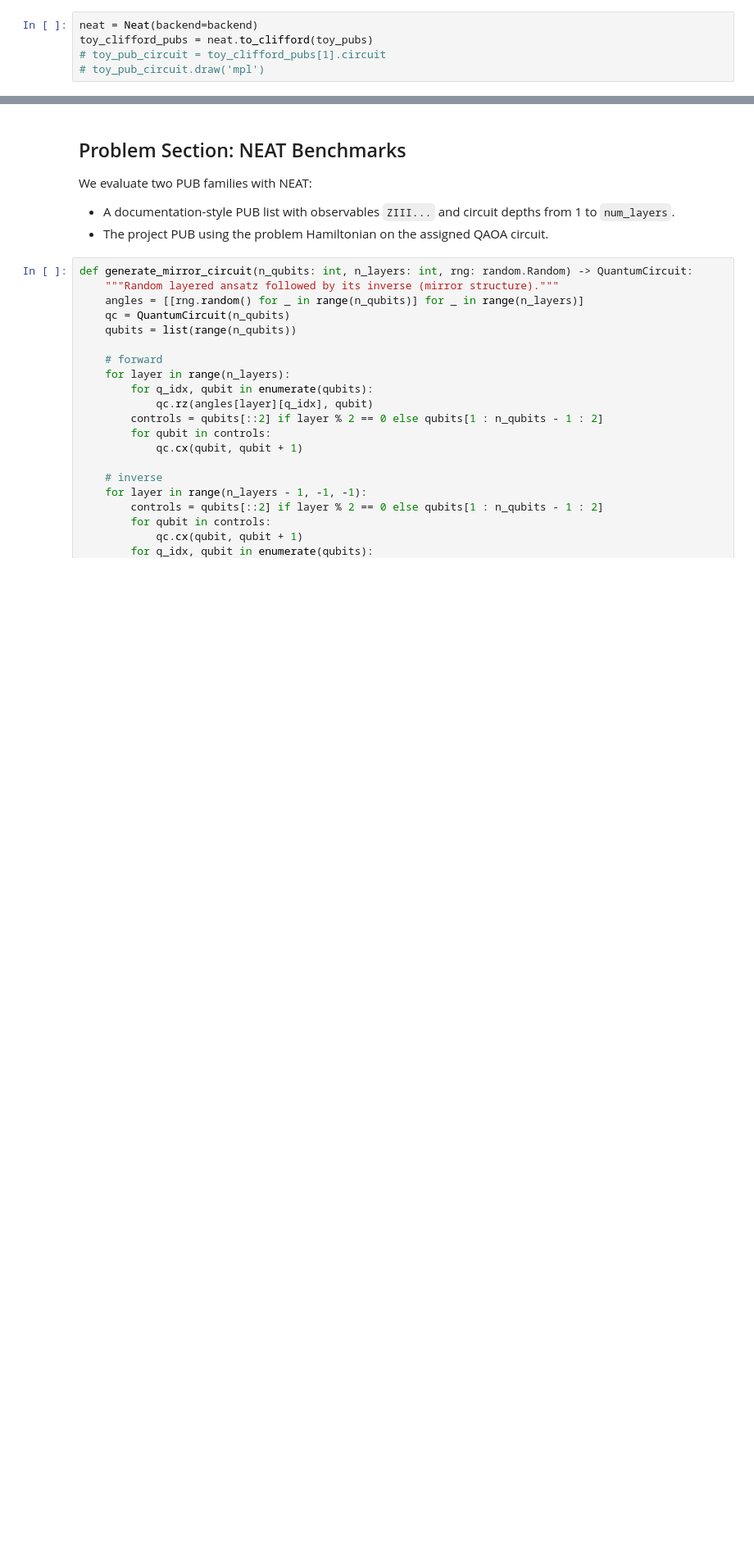
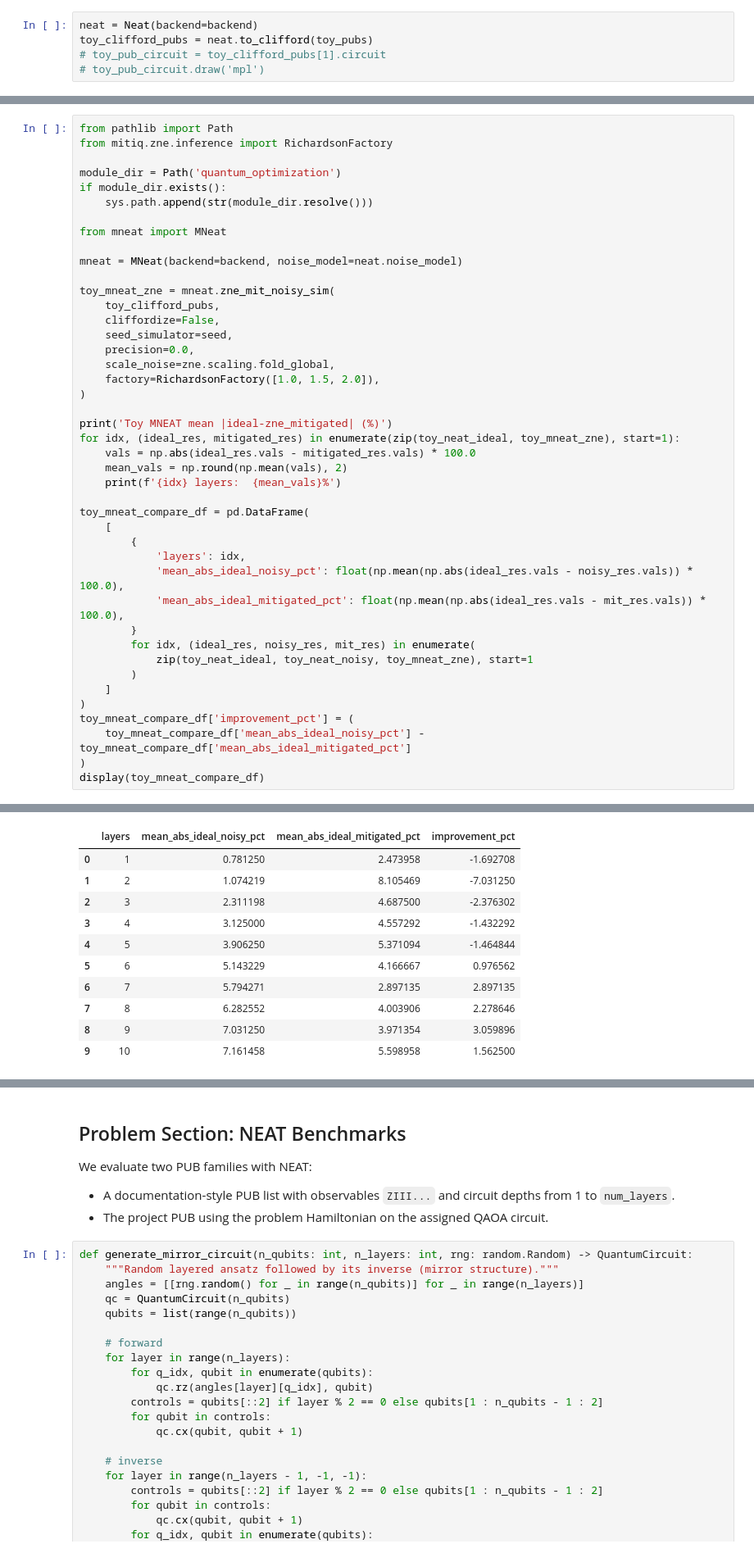
Before and after one commit to GibboSan/easy-q, a Jupyter notebook: quantum_optimization/playground.ipynb, the cells around one changed output, grey strips where cells are left out. Shown at 82% size. Drawn from its saved outputs; the diff is of its cells as text; blank space fills up the shorter version.

```diff
--- a/quantum_optimization/playground.ipynb
+++ b/quantum_optimization/playground.ipynb
@@ -524,0 +273,44 @@ display(combo_df.sort_values('abs_error_to_ideal'))
+# %%
+from pathlib import Path
+from mitiq.zne.inference import RichardsonFactory
+
+module_dir = Path('quantum_optimization')
+if module_dir.exists():
+    sys.path.append(str(module_dir.resolve()))
+
+from mneat import MNeat
+
+mneat = MNeat(backend=backend, noise_model=neat.noise_model)
+
+toy_mneat_zne = mneat.zne_mit_noisy_sim(
+    toy_clifford_pubs,
+    cliffordize=False,
+    seed_simulator=seed,
+    precision=0.0,
+    scale_noise=zne.scaling.fold_global,
+    factory=RichardsonFactory([1.0, 1.5, 2.0]),
+)
+
+print('Toy MNEAT mean |ideal-zne_mitigated| (%)')
+for idx, (ideal_res, mitigated_res) in enumerate(zip(toy_neat_ideal, toy_mneat_zne), start=1):
+    vals = np.abs(ideal_res.vals - mitigated_res.vals) * 100.0
+    mean_vals = np.round(np.mean(vals), 2)
+    print(f'{idx} layers:  {mean_vals}%')
+
+toy_mneat_compare_df = pd.DataFrame(
+    [
+        {
+            'layers': idx,
+            'mean_abs_ideal_noisy_pct': float(np.mean(np.abs(ideal_res.vals - noisy_res.vals)) * 100.0),
+            'mean_abs_ideal_mitigated_pct': float(np.mean(np.abs(ideal_res.vals - mit_res.vals)) * 100.0),
+        }
+        for idx, (ideal_res, noisy_res, mit_res) in enumerate(
+            zip(toy_neat_ideal, toy_neat_noisy, toy_mneat_zne), start=1
+        )
+    ]
+)
+toy_mneat_compare_df['improvement_pct'] = (
+    toy_mneat_compare_df['mean_abs_ideal_noisy_pct'] - toy_mneat_compare_df['mean_abs_ideal_mitigated_pct']
+)
+display(toy_mneat_compare_df)
+# %% [output]
@@ -524,0 +328,11 @@ display(combo_df.sort_values('abs_error_to_ideal'))
+|  | layers | mean_abs_ideal_noisy_pct | mean_abs_ideal_mitigated_pct | improvement_pct |
+| 0 | 1 | 0.781250 | 2.473958 | -1.692708 |
+| 1 | 2 | 1.074219 | 8.105469 | -7.031250 |
+| 2 | 3 | 2.311198 | 4.687500 | -2.376302 |
+| 3 | 4 | 3.125000 | 4.557292 | -1.432292 |
+| 4 | 5 | 3.906250 | 5.371094 | -1.464844 |
+| 5 | 6 | 5.143229 | 4.166667 | 0.976562 |
+| 6 | 7 | 5.794271 | 2.897135 | 2.897135 |
+| 7 | 8 | 6.282552 | 4.003906 | 2.278646 |
+| 8 | 9 | 7.031250 | 3.971354 | 3.059896 |
+| 9 | 10 | 7.161458 | 5.598958 | 1.562500 |
```
Also changed, not shown: parts of 19 cells of this notebook, 1 other file.
